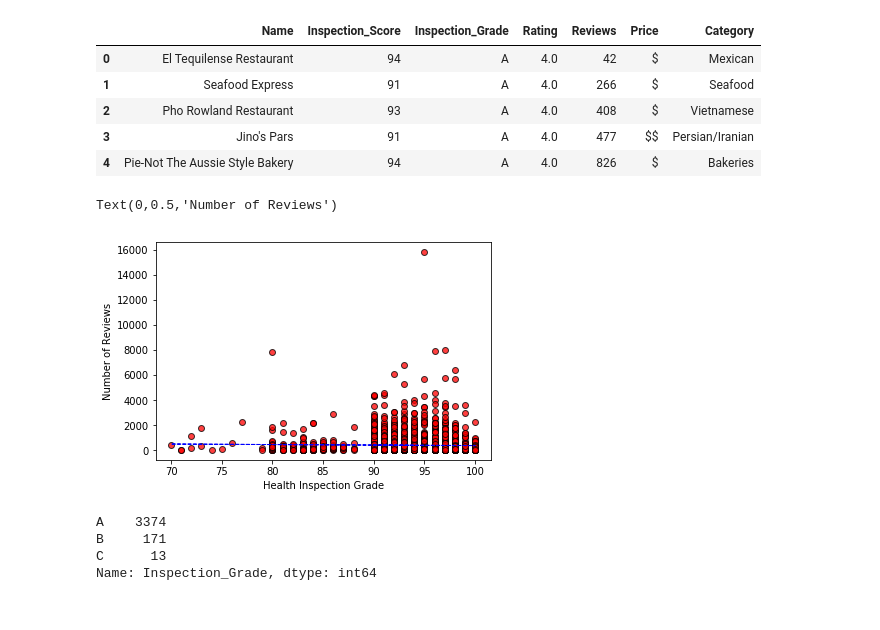
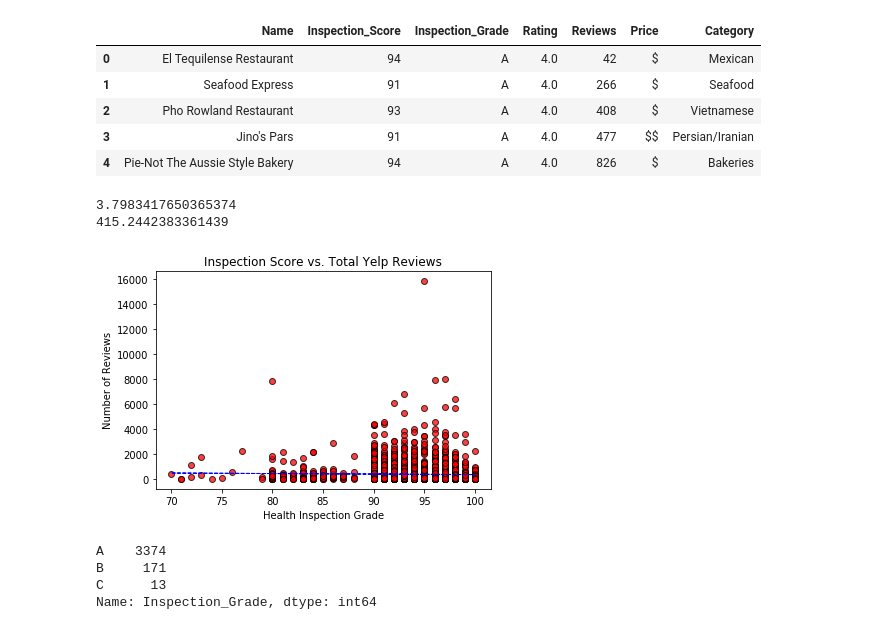
Before and after one commit to ryankchang/project1, a Jupyter notebook: ryan_matplotlib.ipynb, the cells around one changed output. Saved outputs shown, nothing was run; the diff lists cells and outputs as text; code cells hidden in the pictures.

Commit message:
adding ryan's matplots

```diff
--- a/ryan_matplotlib.ipynb
+++ b/ryan_matplotlib.ipynb
@@ -9,7 +9,7 @@ import json
 from scipy.stats import ttest_ind
 from scipy.stats import linregress
 # %%
-final_datafile = "final_output_ryan.csv"
+final_datafile = "CSV files/final_output_ryan.csv"
 
 final_data = pd.read_csv(final_datafile)
 # %%
@@ -22,17 +22,23 @@ final_data2.head()
 | 2 | Pho Rowland Restaurant | 93 | A | 4.0 | 408 | $ | Vietnamese |
 | 3 | Jino's Pars | 91 | A | 4.0 | 477 | $$ | Persian/Iranian |
 | 4 | Pie-Not The Aussie Style Bakery | 94 | A | 4.0 | 826 | $ | Bakeries |
+# %%
+print(final_data2.mean()['Rating'])
+print(final_data2.mean()['Reviews'])
+# %% [output]
+3.7983417650365374
+415.2442383361439
 # %%
 plt.scatter(final_data2['Inspection_Score'], final_data2['Reviews'], marker="o", facecolors="red", edgecolors="black", alpha=0.75)
 (slope1, intercept1, _, _, _) = linregress(final_data2['Inspection_Score'], final_data2['Reviews'])
 fit1 = slope1 * final_data2['Inspection_Score'] + intercept1
 plt.plot(final_data2['Inspection_Score'], fit1, "b--", linewidth=1)
 plt.xlabel("Health Inspection Grade")
 plt.ylabel("Number of Reviews")
-plt.savefig("../Images/lineConfig.png")
+plt.title("Inspection Score vs. Total Yelp Reviews")
+plt.savefig("Images/Health_Rating_vs_Yelp_Reviews.png")
 # %% [output]
-Text(0,0.5,'Number of Reviews')
-[figure, old version]
+[figure, new version]
 # %%
 final_data2.Inspection_Grade.value_counts()
 # %% [output]
```
Also changed, not shown: parts of 11 cells of this notebook.
